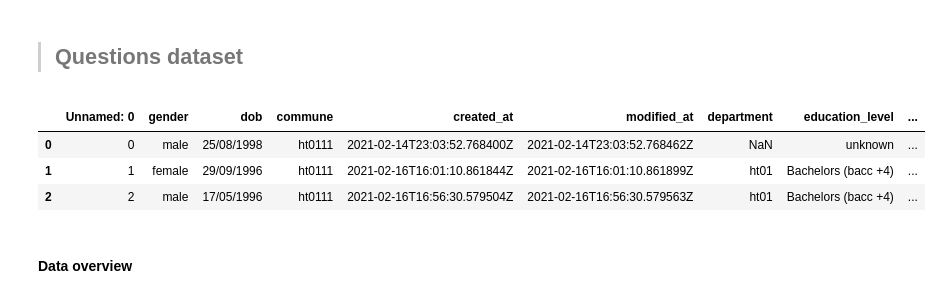
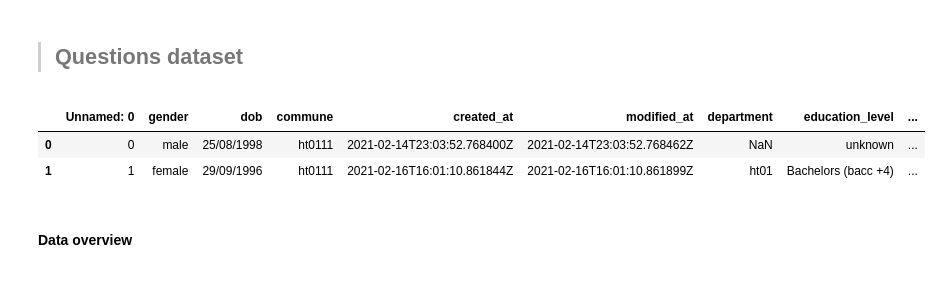
Before and after one commit to kesnel/Project-Data-Processing, a Jupyter notebook: data.ipynb, the cells around one changed output. Drawn from its saved outputs; the diff is of its cells as text; code cells hidden in the pictures.

```diff
--- a/data.ipynb
+++ b/data.ipynb
@@ -332,12 +323,11 @@ Also we will be using our new dataframe called **clean_ord_df**
 >## Questions dataset
 # %%
 # Affiche done quest yo
-quest_df.head(3)
+quest_df.head(2)
 # %% [output]
 |  | Unnamed: 0 | gender | dob | commune | created_at | modified_at | department | education_level | ... |
 | 0 | 0 | male | 25/08/1998 | ht0111 | 2021-02-14T23:03:52.768400Z | 2021-02-14T23:03:52.768462Z | NaN | unknown | ... |
 | 1 | 1 | female | 29/09/1996 | ht0111 | 2021-02-16T16:01:10.861844Z | 2021-02-16T16:01:10.861899Z | ht01 | Bachelors (bacc +4) | ... |
-| 2 | 2 | male | 17/05/1996 | ht0111 | 2021-02-16T16:56:30.579504Z | 2021-02-16T16:56:30.579563Z | ht01 | Bachelors (bacc +4) | ... |
 # %% [markdown]
 #### Data overview
 # %%
```
Also changed, not shown: parts of 44 cells of this notebook.
